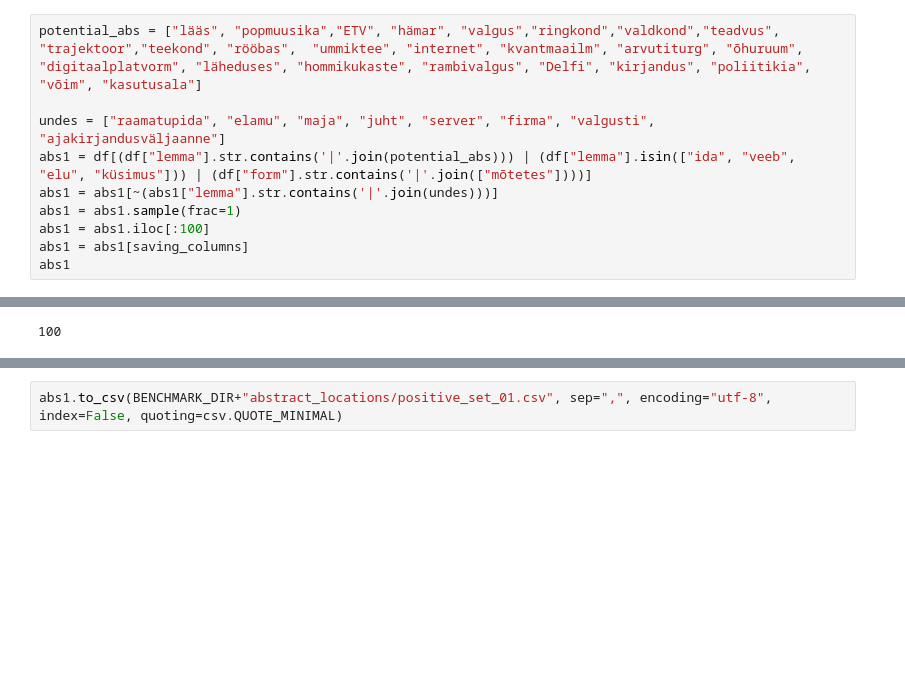
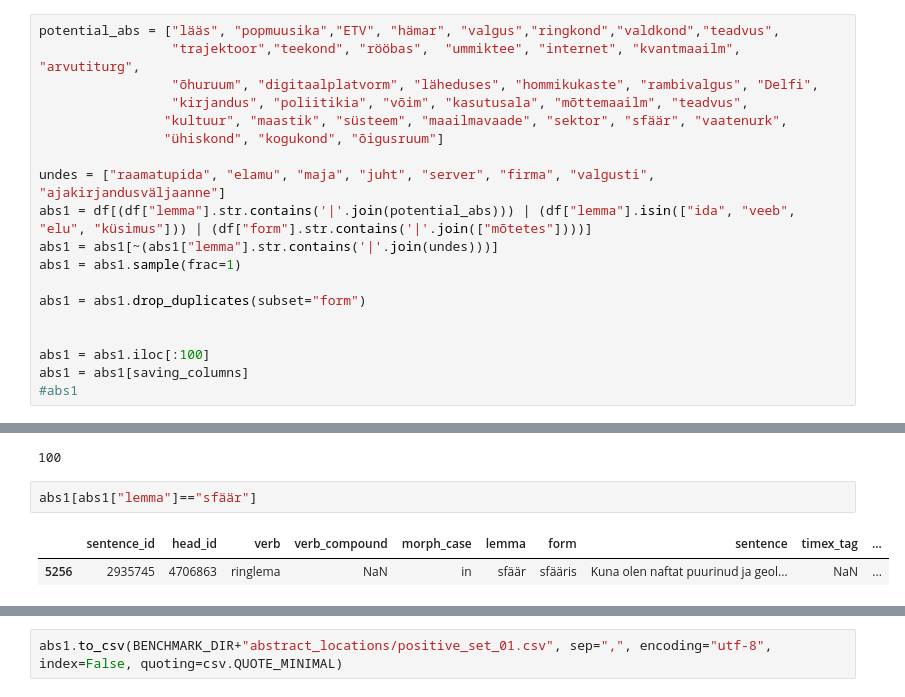
Before and after one commit to estnltk/syntax_experiments, a Jupyter notebook: verb_dependents/oblique_phrases/locative_adverbial/benchmarks/code/make_gpt_semantic_categories_benchmarks.ipynb, the cells around one changed output, grey strips where cells are left out. Drawn from its saved outputs; the diff is of its cells as text; blank space fills up the shorter version.

```diff
--- a/verb_dependents/oblique_phrases/locative_adverbial/benchmarks/code/make_gpt_semantic_categories_benchmarks.ipynb
+++ b/verb_dependents/oblique_phrases/locative_adverbial/benchmarks/code/make_gpt_semantic_categories_benchmarks.ipynb
@@ -92,12 +89,21 @@ for elem in list(df["lemma"].unique()):
 * abstraktsed mõisted: kirjanduses liiguvad väited, lahkusin poliitikast/võimult, kasutusaladel käib testimine
 * ülekantud tähendusega füüsiline liikumine: istus hooaja jooksul peatreeneripingile - sai peatreeneriks, istus lavastajapuldis - oli lavastaja
 # %%
-potential_abs = ["lääs", "popmuusika","ETV", "hämar", "valgus","ringkond","valdkond","teadvus", "trajektoor","teekond", "rööbas",  "ummiktee", "internet", "kvantmaailm", "arvutiturg", "õhuruum", "digitaalplatvorm", "läheduses", "hommikukaste", "rambivalgus", "Delfi", "kirjandus", "poliitikia", "võim", "kasutusala"]
+potential_abs = ["lääs", "popmuusika","ETV", "hämar", "valgus","ringkond","valdkond","teadvus",
+                 "trajektoor","teekond", "rööbas",  "ummiktee", "internet", "kvantmaailm", "arvutiturg",
+                 "õhuruum", "digitaalplatvorm", "läheduses", "hommikukaste", "rambivalgus", "Delfi",
+                 "kirjandus", "poliitikia", "võim", "kasutusala", "mõttemaailm", "teadvus",
+                "kultuur", "maastik", "süsteem", "maailmavaade", "sektor", "sfäär", "vaatenurk",
+                "ühiskond", "kogukond", "õigusruum"]
 
 undes = ["raamatupida", "elamu", "maja", "juht", "server", "firma", "valgusti", "ajakirjandusväljaanne"]
 abs1 = df[(df["lemma"].str.contains('|'.join(potential_abs))) | (df["lemma"].isin(["ida", "veeb", "elu", "küsimus"])) | (df["form"].str.contains('|'.join(["mõtetes"])))]
 abs1 = abs1[~(abs1["lemma"].str.contains('|'.join(undes)))]
 abs1 = abs1.sample(frac=1)
+
+abs1 = abs1.drop_duplicates(subset="form")
+
+
 abs1 = abs1.iloc[:100]
 abs1 = abs1[saving_columns]
-abs1
+#abs1
@@ -119,6 +111,11 @@ abs1
 len(abs1)
 # %% [output]
 100
+# %%
+abs1[abs1["lemma"]=="sfäär"]
+# %% [output]
+|  | sentence_id | head_id | verb | verb_compound | morph_case | lemma | form | sentence | timex_tag | ... |
+| 5256 | 2935745 | 4706863 | ringlema | NaN | in | sfäär | sfääris | Kuna olen naftat puurinud ja geol... | NaN | ... |
 # %%
 abs1["lemma"].unique()
 # %% [output]
```
Also changed, not shown: parts of 19 cells of this notebook, 10 other files.
